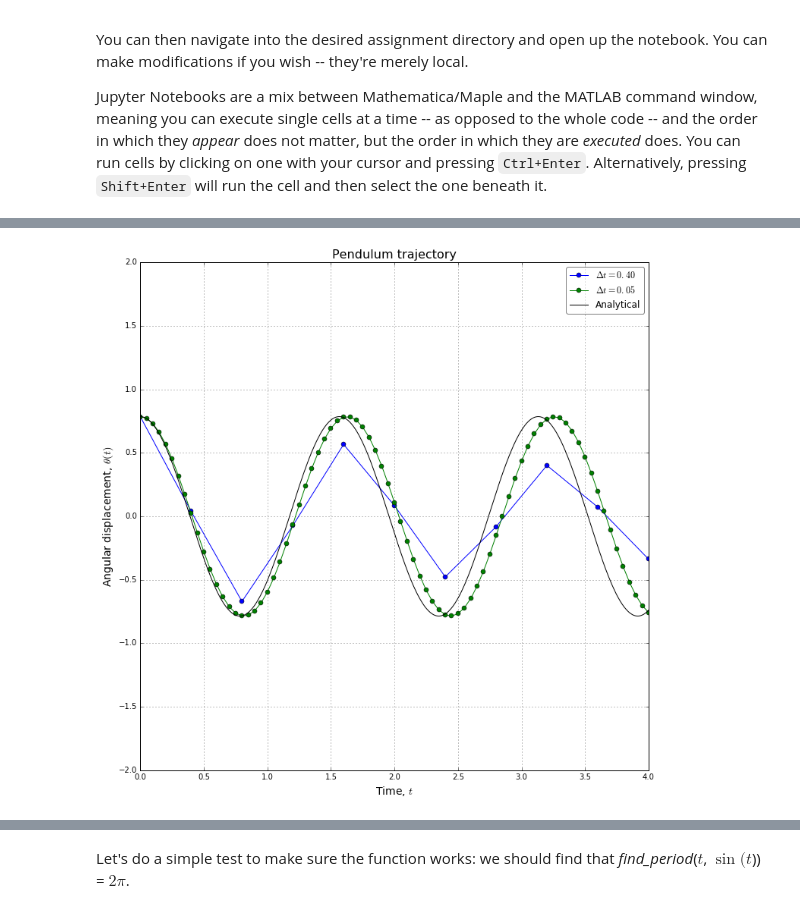
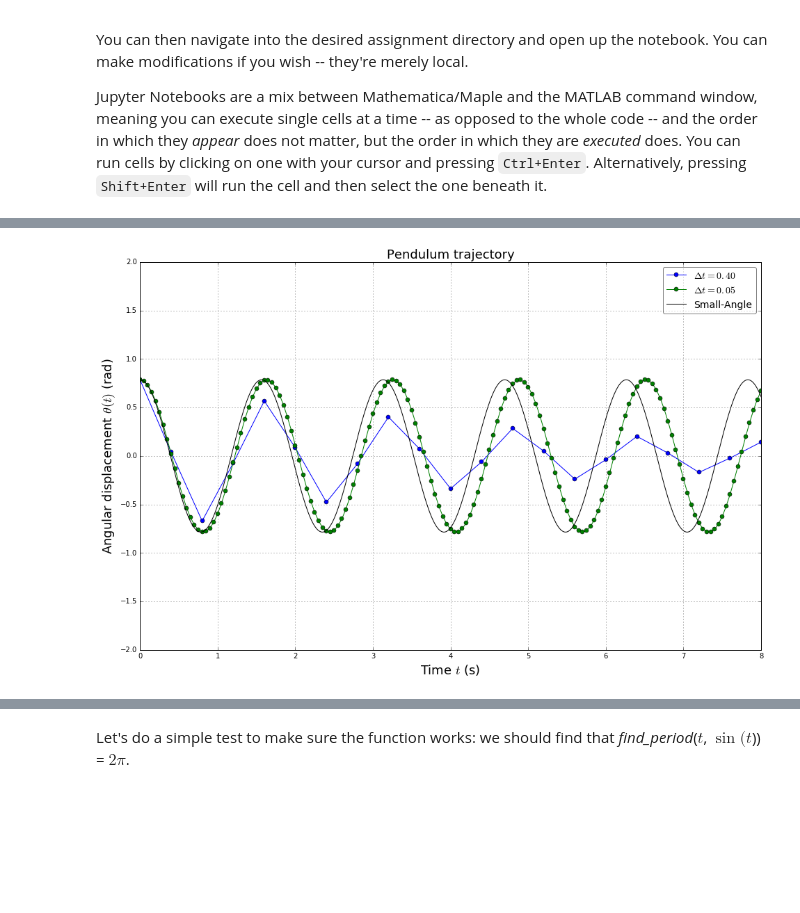
Before and after one commit to selimb/schoolstuff, a Jupyter notebook: mech546/ass1/notebook.ipynb, the cells around one changed output, grey strips where cells are left out. Cells and saved outputs as stored; diff of their text form; code cells hidden in the pictures; blank space fills up the shorter version.

```diff
--- a/mech546/ass1/notebook.ipynb
+++ b/mech546/ass1/notebook.ipynb
@@ -157,20 +157,20 @@ tf = 4.0  # Final time step = 4s like in Figure 1.3.1
 # %%
-fig, ax = plt.subplots(figsize=(12, 12))
+fig, ax = plt.subplots(figsize=(16, 10))
 for h, label, style in zip(H, labels, styles):
     t, x = integrate(pendulum, x0, h, tf)
     ax.plot(t, x[:, 0], style, label=label, )
 t, x = exact(x0, tf)
-ax.plot(t, x[:, 0], 'k-', label='Analytical')
-ax.set_xlabel('Time, $t$', fontsize=14)
-ax.set_ylabel('Angular displacement, $\\theta(t)$', fontsize=14)
+ax.plot(t, x[:, 0], 'k-', label='Small-Angle')
+ax.set_xlabel('Time $t$ (s)', fontsize=18)
+ax.set_ylabel('Angular displacement $\\theta(t)$ (rad)', fontsize=18)
 ax.set_ylim(-2, 2)
-ax.set_xlim(0, 4)
-ax.set_title('Pendulum trajectory', fontsize=16)
+ax.set_xlim(0, 8)
+ax.set_title('Pendulum trajectory', fontsize=18)
 ax.grid()
-ax.legend(numpoints=1, fancybox=True, framealpha=0.5, loc='best')
+ax.legend(numpoints=1, fancybox=True, framealpha=0.5, loc='best', fontsize=14)
 plt.show()
 # %% [output]
-[figure, old version]
+[figure, new version]
 # %% [markdown]
 ### Explaining Discrepancy
 The discrepancy in the RK4 solution with a refined time step and the analytical solution can be attributed to the small-angle approximation used for deriving the latter. Let's find out how accurate that assumption is for the initial angle in this case:
```
Also changed, not shown: parts of 5 cells of this notebook.
